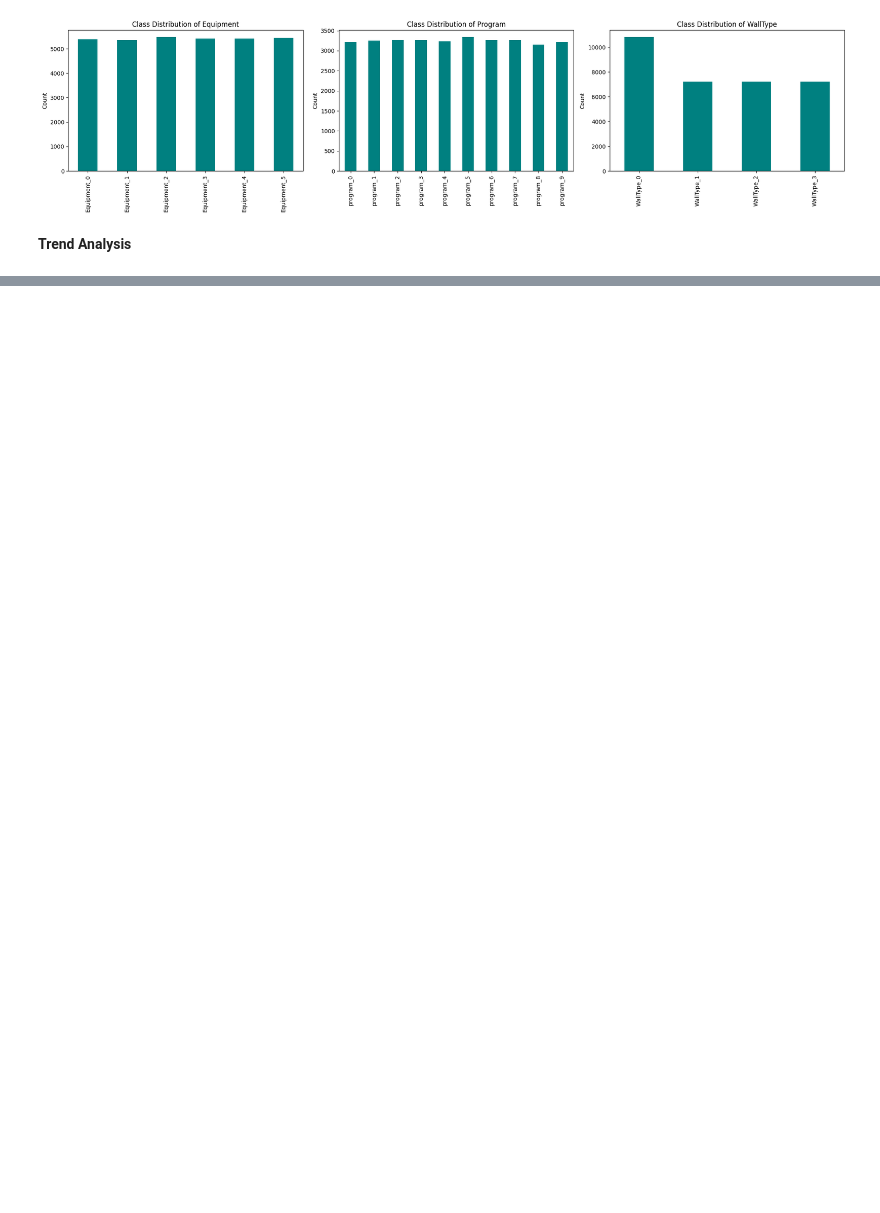
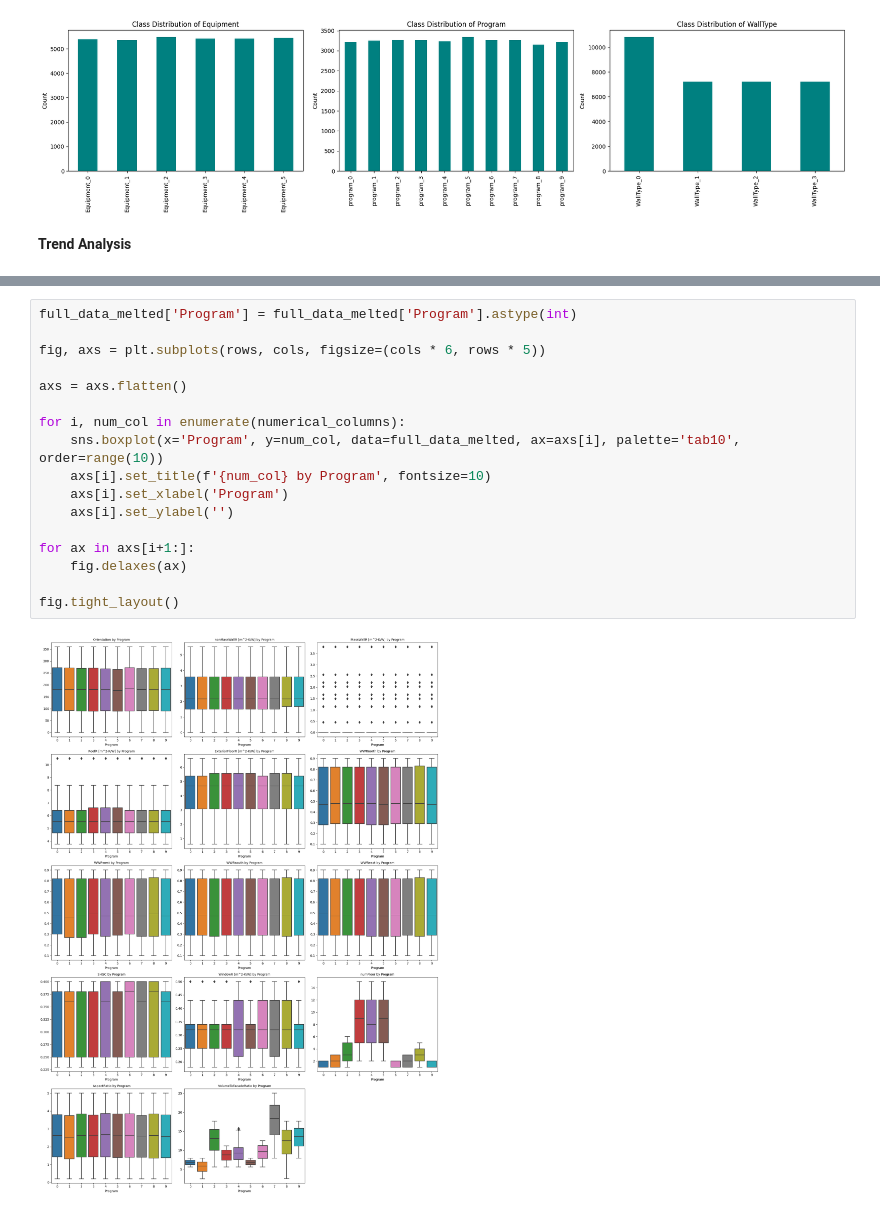
Before and after one commit to snwnkang/CS109A_Final, a Jupyter notebook: Final_Project_CS109_11112023_Sang.ipynb, the cells around one changed output, grey strips where cells are left out. Saved outputs shown, nothing was run; the diff lists cells and outputs as text; blank space fills up the shorter version.

```diff
--- a/Final_Project_CS109_11112023_Sang.ipynb
+++ b/Final_Project_CS109_11112023_Sang.ipynb
@@ -173,0 +187,19 @@ plt.show()
+# %%
+full_data_melted['Program'] = full_data_melted['Program'].astype(int)
+
+fig, axs = plt.subplots(rows, cols, figsize=(cols * 6, rows * 5))
+
+axs = axs.flatten()
+
+for i, num_col in enumerate(numerical_columns):
+    sns.boxplot(x='Program', y=num_col, data=full_data_melted, ax=axs[i], palette='tab10', order=range(10))
+    axs[i].set_title(f'{num_col} by Program', fontsize=10)
+    axs[i].set_xlabel('Program')
+    axs[i].set_ylabel('')
+
+for ax in axs[i+1:]:
+    fig.delaxes(ax)
+
+fig.tight_layout()
+# %% [output]
+[figure, added]
```
Also changed, not shown: parts of 7 cells of this notebook.
